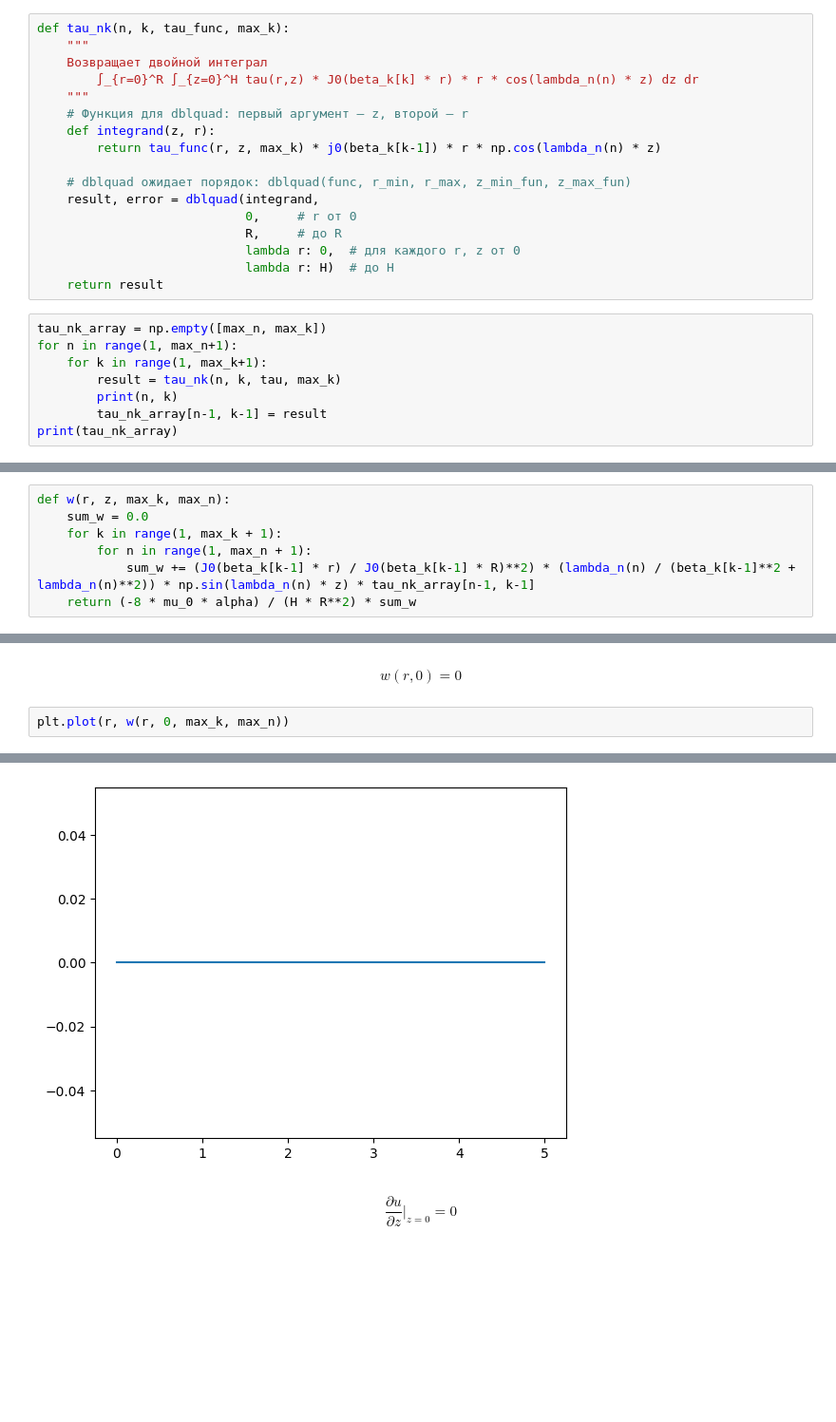
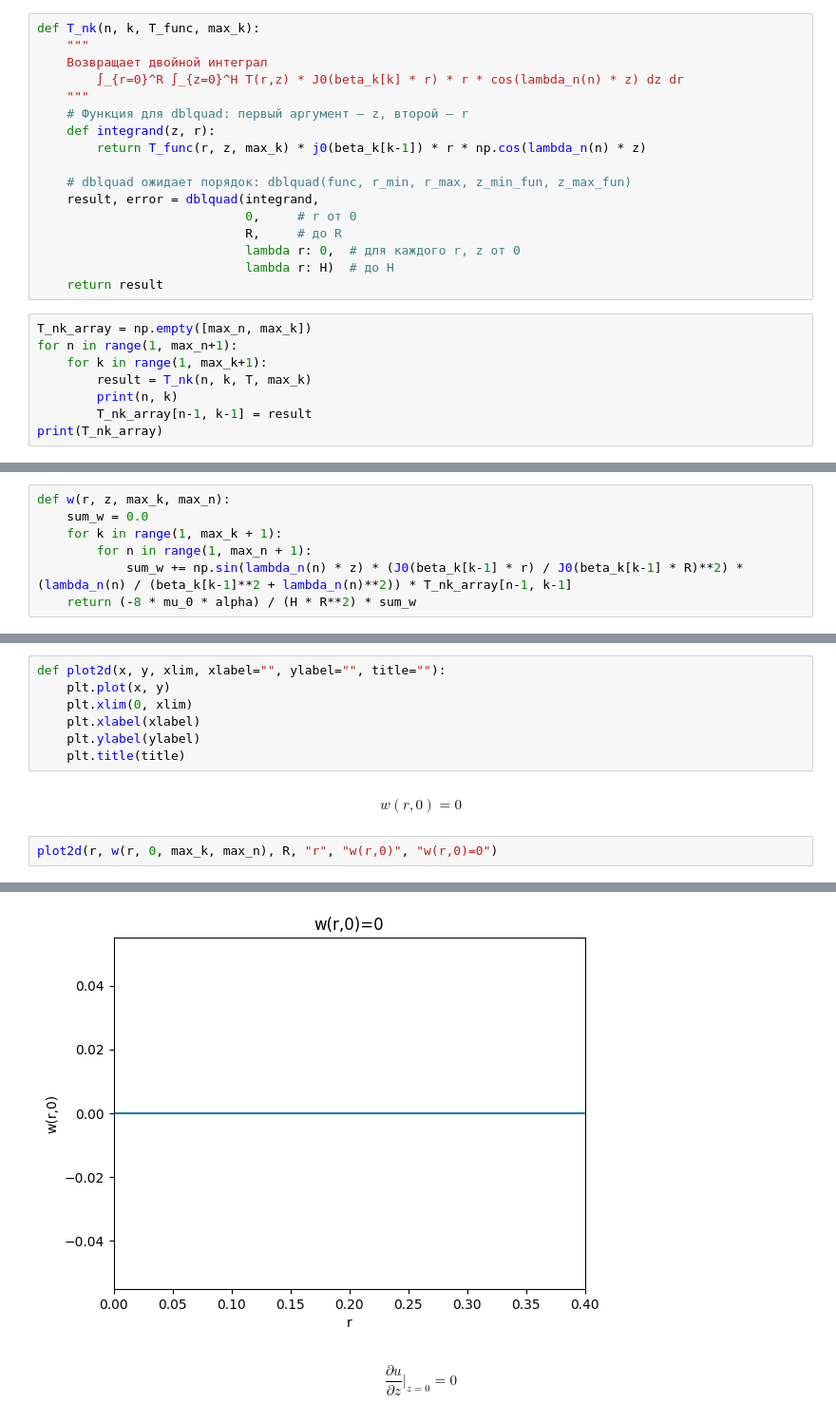
Before and after one commit to vvshich/diploma, a Jupyter notebook: analys.ipynb, the cells around one changed output, grey strips where cells are left out. Shown at 95% size. Drawn from its saved outputs; the diff is of its cells as text; blank space fills up the shorter version.

```diff
--- a/analys.ipynb
+++ b/analys.ipynb
@@ -94,13 +91,13 @@ $$
 $$
 # %%
-def tau_nk(n, k, tau_func, max_k):
+def T_nk(n, k, T_func, max_k):
     """
     Возвращает двойной интеграл
-        ∫_{r=0}^R ∫_{z=0}^H tau(r,z) * J0(beta_k[k] * r) * r * cos(lambda_n(n) * z) dz dr
+        ∫_{r=0}^R ∫_{z=0}^H T(r,z) * J0(beta_k[k] * r) * r * cos(lambda_n(n) * z) dz dr
     """
     # Функция для dblquad: первый аргумент — z, второй — r
     def integrand(z, r):
-        return tau_func(r, z, max_k) * j0(beta_k[k-1]) * r * np.cos(lambda_n(n) * z)
+        return T_func(r, z, max_k) * j0(beta_k[k-1]) * r * np.cos(lambda_n(n) * z)
 
     # dblquad ожидает порядок: dblquad(func, r_min, r_max, z_min_fun, z_max_fun)
     result, error = dblquad(integrand,
@@ -110,13 +107,13 @@ def tau_nk(n, k, tau_func, max_k):
                             lambda r: H)  # до H
     return result
 # %%
-tau_nk_array = np.empty([max_n, max_k])
+T_nk_array = np.empty([max_n, max_k])
 for n in range(1, max_n+1):
     for k in range(1, max_k+1):
-        result = tau_nk(n, k, tau, max_k)
+        result = T_nk(n, k, T, max_k)
         print(n, k)
-        tau_nk_array[n-1, k-1] = result
-print(tau_nk_array)
+        T_nk_array[n-1, k-1] = result
+print(T_nk_array)
 # %% [output]
 1 1
 1 2
@@ -166,7 +163,7 @@ def w(r, z, max_k, max_n):
     sum_w = 0.0
     for k in range(1, max_k + 1):
         for n in range(1, max_n + 1):
-            sum_w += (J0(beta_k[k-1] * r) / J0(beta_k[k-1] * R)**2) * (lambda_n(n) / (beta_k[k-1]**2 + lambda_n(n)**2)) * np.sin(lambda_n(n) * z) * tau_nk_array[n-1, k-1]
+            sum_w += np.sin(lambda_n(n) * z) * (J0(beta_k[k-1] * r) / J0(beta_k[k-1] * R)**2) * (lambda_n(n) / (beta_k[k-1]**2 + lambda_n(n)**2)) * T_nk_array[n-1, k-1]
     return (-8 * mu_0 * alpha) / (H * R**2) * sum_w
 # %% [markdown]
 ### Partial derivative's $u(r, z)$
@@ -234,5 +231,12 @@ def partial_w_z(r, z, max_k, max_n):
+# %%
+def plot2d(x, y, xlim, xlabel="", ylabel="", title=""):
+    plt.plot(x, y)
+    plt.xlim(0, xlim)
+    plt.xlabel(xlabel)
+    plt.ylabel(ylabel)
+    plt.title(title)
 # %% [markdown]
 $$w(r, 0)=0$$
 # %%
-plt.plot(r, w(r, 0, max_k, max_n))
+plot2d(r, w(r, 0, max_k, max_n), R, "r", "w(r,0)", "w(r,0)=0")
 # %% [output]
@@ -240,3 +243,3 @@ plt.plot(r, w(r, 0, max_k, max_n))
-[figure, old version]
+[figure, new version]
 # %% [markdown]
 $$\frac{\partial u}{\partial z}|_{z=0}=0$$
```
Also changed, not shown: parts of 41 cells of this notebook.
